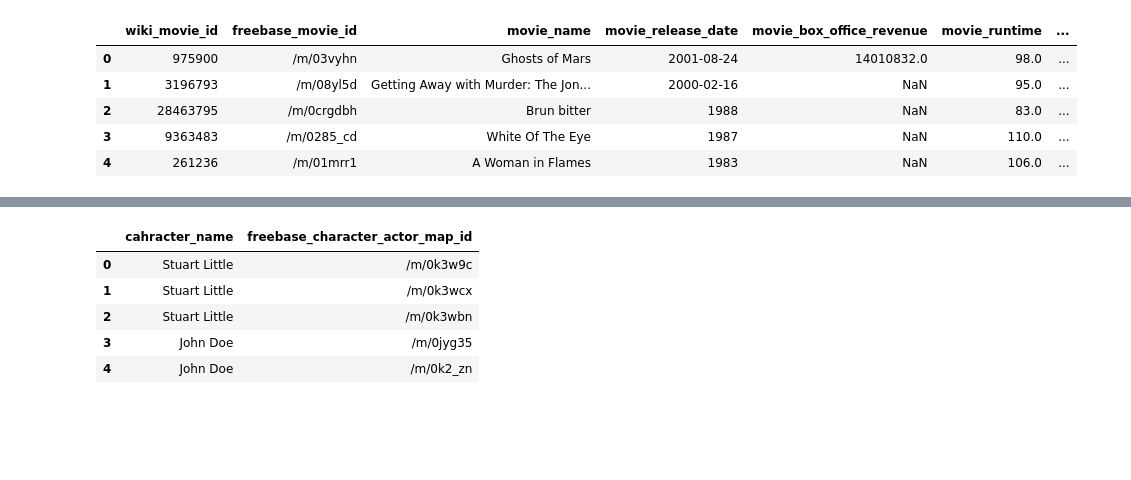
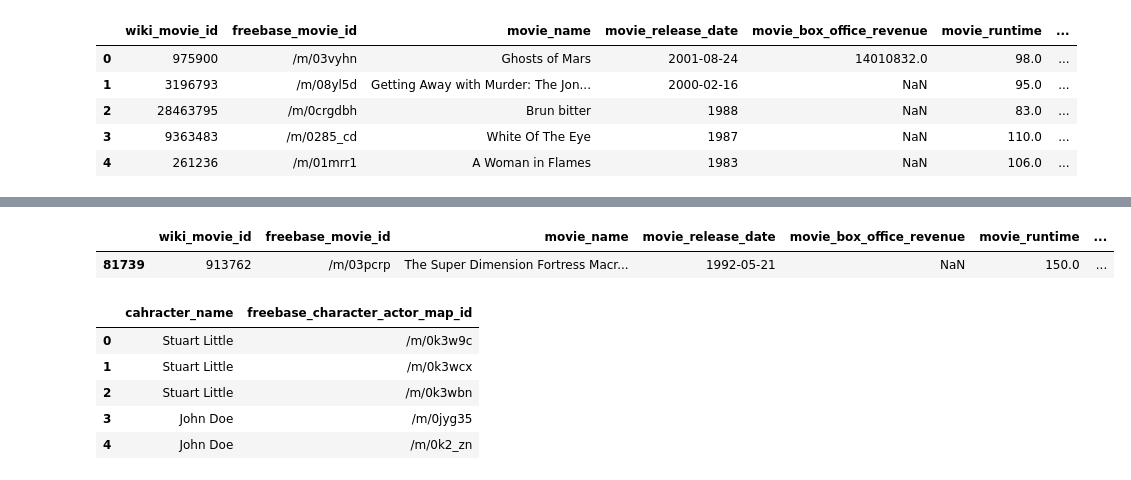
Before and after one commit to epfl-ada/ada-2022-project-r4d4r, a Jupyter notebook: martin.ipynb, the cells around one changed output, grey strips where cells are left out. Cells and saved outputs as stored; diff of their text form; code cells hidden in the pictures; blank space fills up the shorter version.

```diff
--- a/martin.ipynb
+++ b/martin.ipynb
@@ -54,3 +93,8 @@ df_movie.head()
+# %%
+df_movie[81739: 81740]
+# %% [output]
+|  | wiki_movie_id | freebase_movie_id | movie_name | movie_release_date | movie_box_office_revenue | movie_runtime | ... |
+| 81739 | 913762 | /m/03pcrp | The Super Dimension Fortress Macr... | 1992-05-21 | NaN | 150.0 | ... |
 # %%
 COLUMNS_NAMES_NAMES = [
     "cahracter_name",
```
Also changed, not shown: parts of 4 cells of this notebook.
